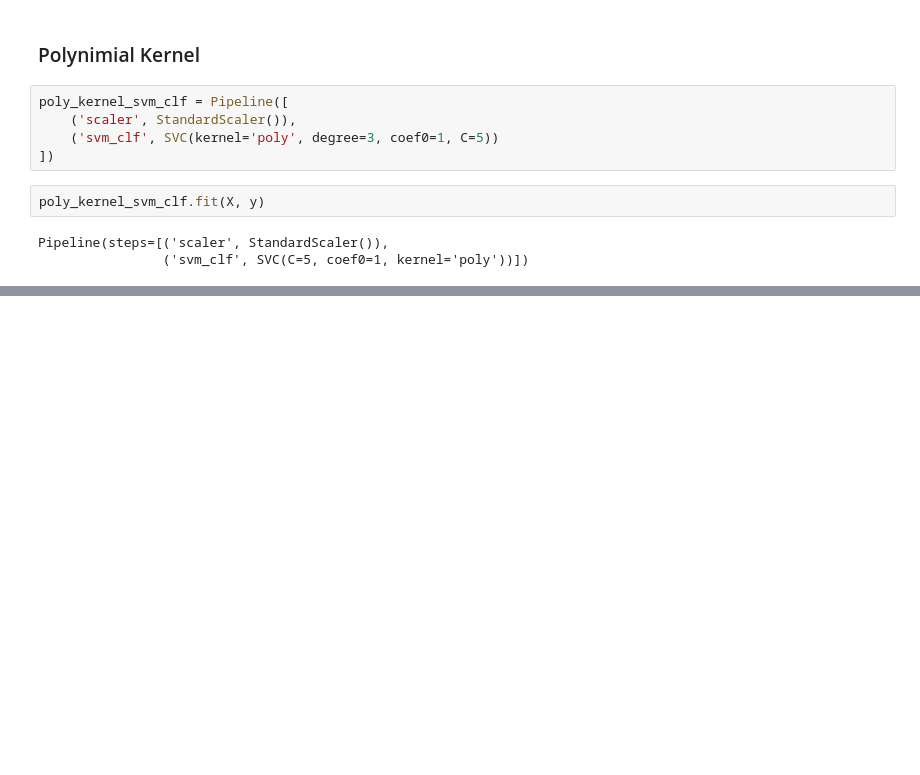
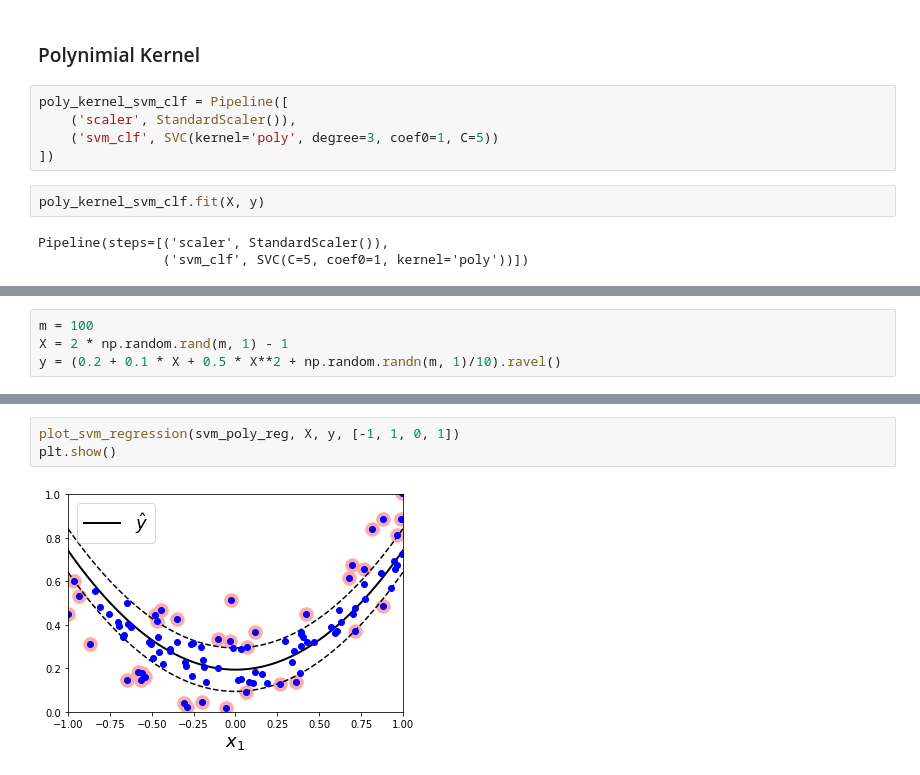
Before and after one commit to AnujCodeZ/ML, a Jupyter notebook: SVM.ipynb, the cells around one changed output, grey strips where cells are left out. Drawn from its saved outputs; the diff is of its cells as text; blank space fills up the shorter version.

```diff
--- a/SVM.ipynb
+++ b/SVM.ipynb
@@ -54,0 +136,4 @@ Pipeline(steps=[('scaler', StandardScaler()),
+# %%
+m = 100
+X = 2 * np.random.rand(m, 1) - 1
+y = (0.2 + 0.1 * X + 0.5 * X**2 + np.random.randn(m, 1)/10).ravel()
@@ -54,0 +145,5 @@ Pipeline(steps=[('scaler', StandardScaler()),
+# %%
+plot_svm_regression(svm_poly_reg, X, y, [-1, 1, 0, 1])
+plt.show()
+# %% [output]
+[figure, added]
```
Also changed, not shown: parts of 12 cells of this notebook.
